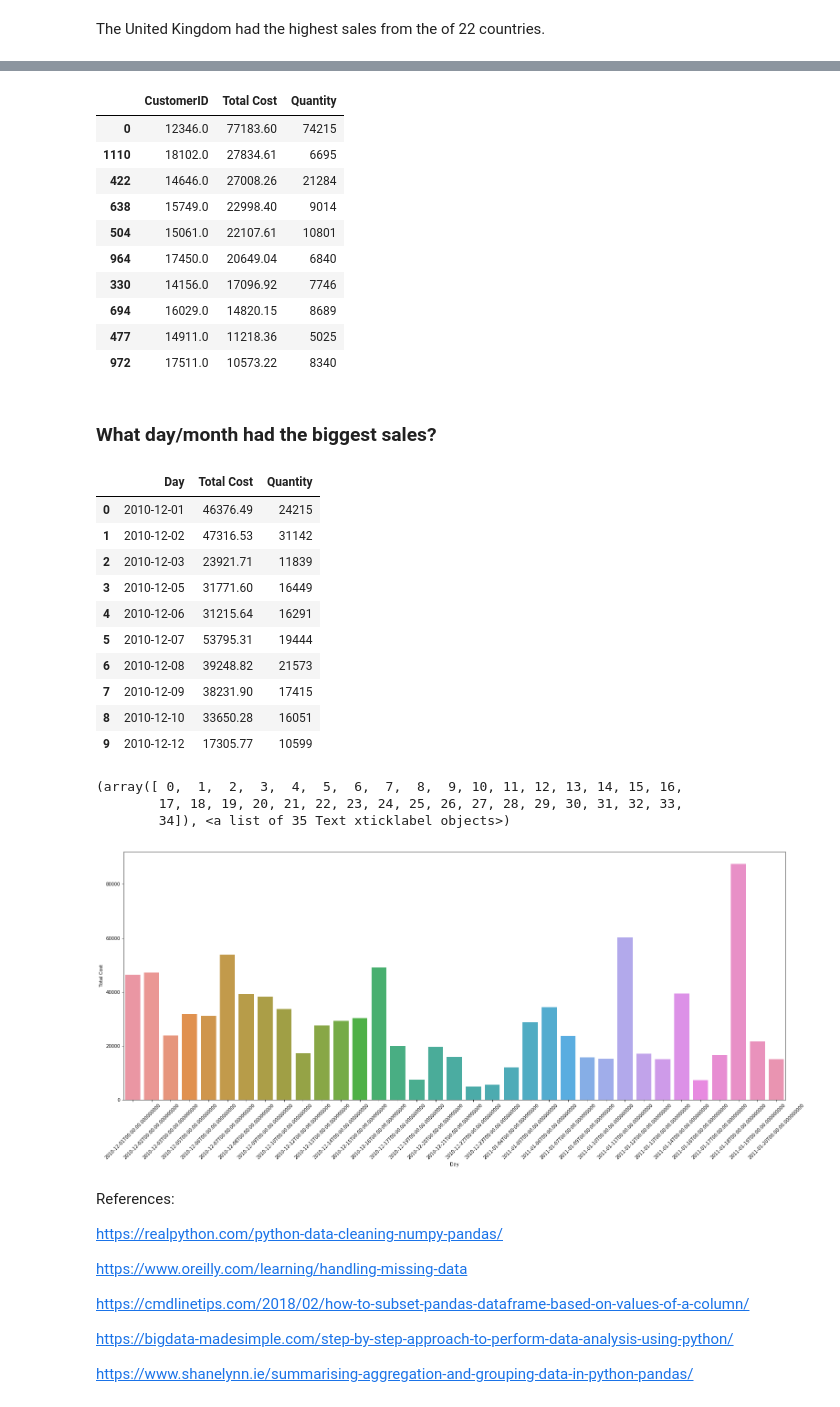
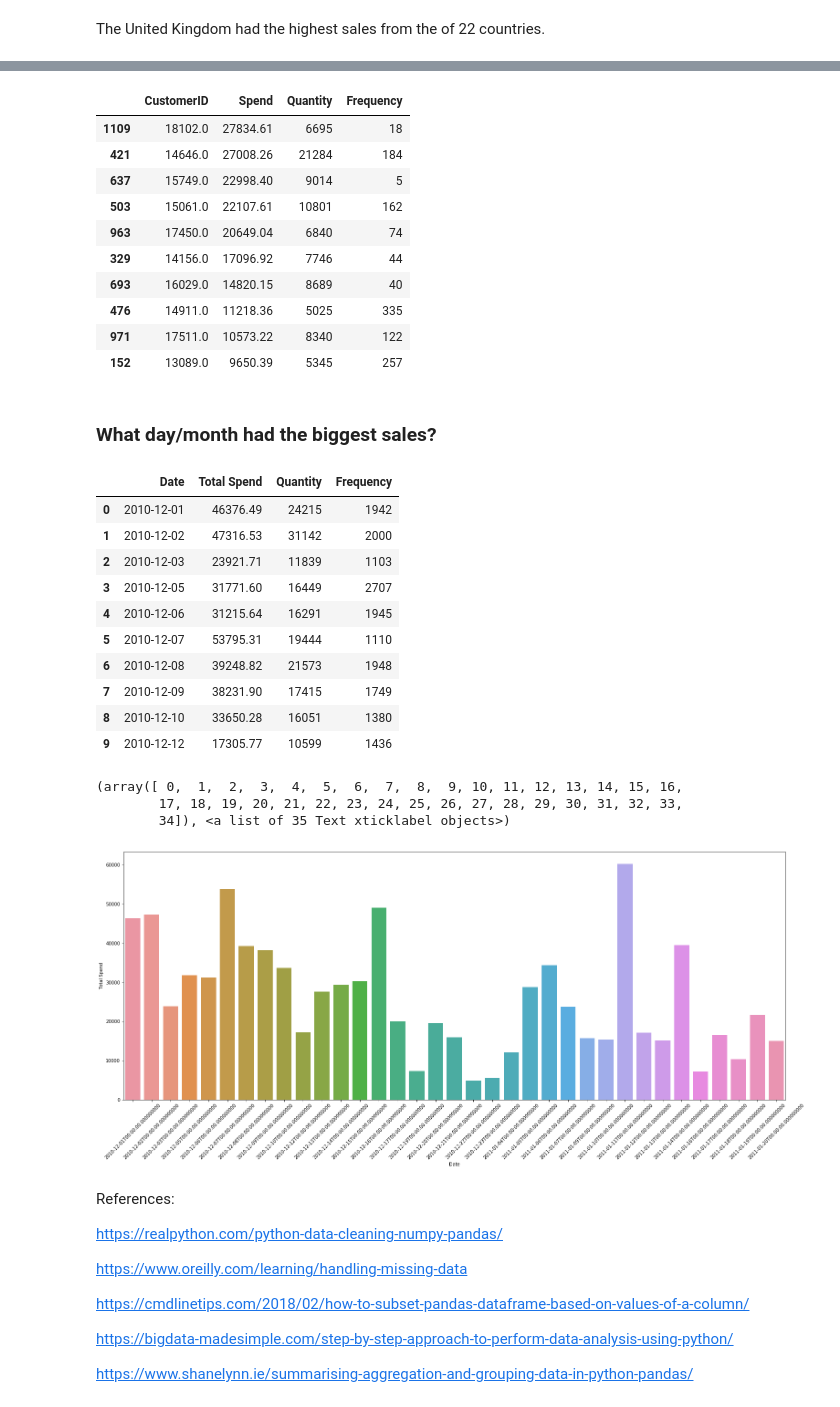
Before and after one commit to RitRa/Programming-Project-Dec-2018, a Jupyter notebook: Online Retail Data - Project 2018.ipynb, the cells around one changed output, grey strips where cells are left out. Drawn from its saved outputs; the diff is of its cells as text; code cells hidden in the pictures.

Commit message:
customer with the biggest spend

```diff
--- a/Online Retail Data - Project 2018.ipynb
+++ b/Online Retail Data - Project 2018.ipynb
@@ -84,5 +90,5 @@ Removing rows with missing values/null values, any negative quanitities, unit pr
 # %%
-df = df[df.CustomerID.notnull() & (df.Quantity > 0) & (df.UnitPrice > 0)]
+df = df[df.CustomerID.notnull() & (df.Quantity > 0) & (df.UnitPrice > 0) & (df.Quantity < 74214)]
 # drop rows with missing value
 df.dropna()
 # %% [output]
@@ -352,48 +352,50 @@ plot
 # %%
 bestcustomer = df.groupby('CustomerID', as_index=False).agg(
-    {"Total Cost": "sum", "Quantity":"sum"}).sort_values('Total Cost', ascending=False)
+    {"Total Cost": "sum", "Quantity":"sum", "InvoiceNo":"count"}).sort_values('Total Cost', ascending=False)
+bestcustomer.rename(columns={'CustomerID':'CustomerID', "Total Cost": "Spend", 'Quantity':'Quantity', "InvoiceNo":"Frequency"}, inplace=True)
 bestcustomer.head(10)
 # %% [output]
-|  | CustomerID | Total Cost | Quantity |
-| 0 | 12346.0 | 77183.60 | 74215 |
-| 1110 | 18102.0 | 27834.61 | 6695 |
-| 422 | 14646.0 | 27008.26 | 21284 |
-| 638 | 15749.0 | 22998.40 | 9014 |
-| 504 | 15061.0 | 22107.61 | 10801 |
-| 964 | 17450.0 | 20649.04 | 6840 |
-| 330 | 14156.0 | 17096.92 | 7746 |
-| 694 | 16029.0 | 14820.15 | 8689 |
-| 477 | 14911.0 | 11218.36 | 5025 |
-| 972 | 17511.0 | 10573.22 | 8340 |
+|  | CustomerID | Spend | Quantity | Frequency |
+| 1109 | 18102.0 | 27834.61 | 6695 | 18 |
+| 421 | 14646.0 | 27008.26 | 21284 | 184 |
+| 637 | 15749.0 | 22998.40 | 9014 | 5 |
+| 503 | 15061.0 | 22107.61 | 10801 | 162 |
+| 963 | 17450.0 | 20649.04 | 6840 | 74 |
+| 329 | 14156.0 | 17096.92 | 7746 | 44 |
+| 693 | 16029.0 | 14820.15 | 8689 | 40 |
+| 476 | 14911.0 | 11218.36 | 5025 | 335 |
+| 971 | 17511.0 | 10573.22 | 8340 | 122 |
+| 152 | 13089.0 | 9650.39 | 5345 | 257 |
 # %% [markdown]
 ### What day/month had the biggest sales?
 # %%
-bestmonth = df.groupby('Day', as_index=False).agg(
-    { "Total Cost": "sum", "Quantity":"sum"}).sort_values('Day', ascending=True)
-bestmonth.head(10)
+bestday = df.groupby('Day', as_index=False).agg(
+    { "Total Cost": "sum", "Quantity":"sum", "InvoiceNo":"count"}).sort_values('Day', ascending=True)
+bestday.rename(columns={'Day':'Date', "Total Cost": "Total Spend", 'Quantity':'Quantity', "InvoiceNo":"Frequency"}, inplace=True)
+bestday.head(10)
 # %% [output]
-|  | Day | Total Cost | Quantity |
-| 0 | 2010-12-01 | 46376.49 | 24215 |
-| 1 | 2010-12-02 | 47316.53 | 31142 |
-| 2 | 2010-12-03 | 23921.71 | 11839 |
-| 3 | 2010-12-05 | 31771.60 | 16449 |
-| 4 | 2010-12-06 | 31215.64 | 16291 |
-| 5 | 2010-12-07 | 53795.31 | 19444 |
-| 6 | 2010-12-08 | 39248.82 | 21573 |
-| 7 | 2010-12-09 | 38231.90 | 17415 |
-| 8 | 2010-12-10 | 33650.28 | 16051 |
-| 9 | 2010-12-12 | 17305.77 | 10599 |
+|  | Date | Total Spend | Quantity | Frequency |
+| 0 | 2010-12-01 | 46376.49 | 24215 | 1942 |
+| 1 | 2010-12-02 | 47316.53 | 31142 | 2000 |
+| 2 | 2010-12-03 | 23921.71 | 11839 | 1103 |
+| 3 | 2010-12-05 | 31771.60 | 16449 | 2707 |
+| 4 | 2010-12-06 | 31215.64 | 16291 | 1945 |
+| 5 | 2010-12-07 | 53795.31 | 19444 | 1110 |
+| 6 | 2010-12-08 | 39248.82 | 21573 | 1948 |
+| 7 | 2010-12-09 | 38231.90 | 17415 | 1749 |
+| 8 | 2010-12-10 | 33650.28 | 16051 | 1380 |
+| 9 | 2010-12-12 | 17305.77 | 10599 | 1436 |
 # %%
 %matplotlib inline
 plt.figure(figsize=(26, 10))
 
-plot = sns.barplot(x='Day',y='Total Cost', data=bestmonth)
+plot = sns.barplot(x='Date',y='Total Spend', data=bestday)
 plt.xticks(rotation=45)
 # %% [output]
 (array([ 0,  1,  2,  3,  4,  5,  6,  7,  8,  9, 10, 11, 12, 13, 14, 15, 16,
         17, 18, 19, 20, 21, 22, 23, 24, 25, 26, 27, 28, 29, 30, 31, 32, 33,
         34]), <a list of 35 Text xticklabel objects>)
-[figure, old version]
+[figure, new version]
 # %% [markdown]
 References:
 
```
Also changed, not shown: parts of 18 cells of this notebook.
